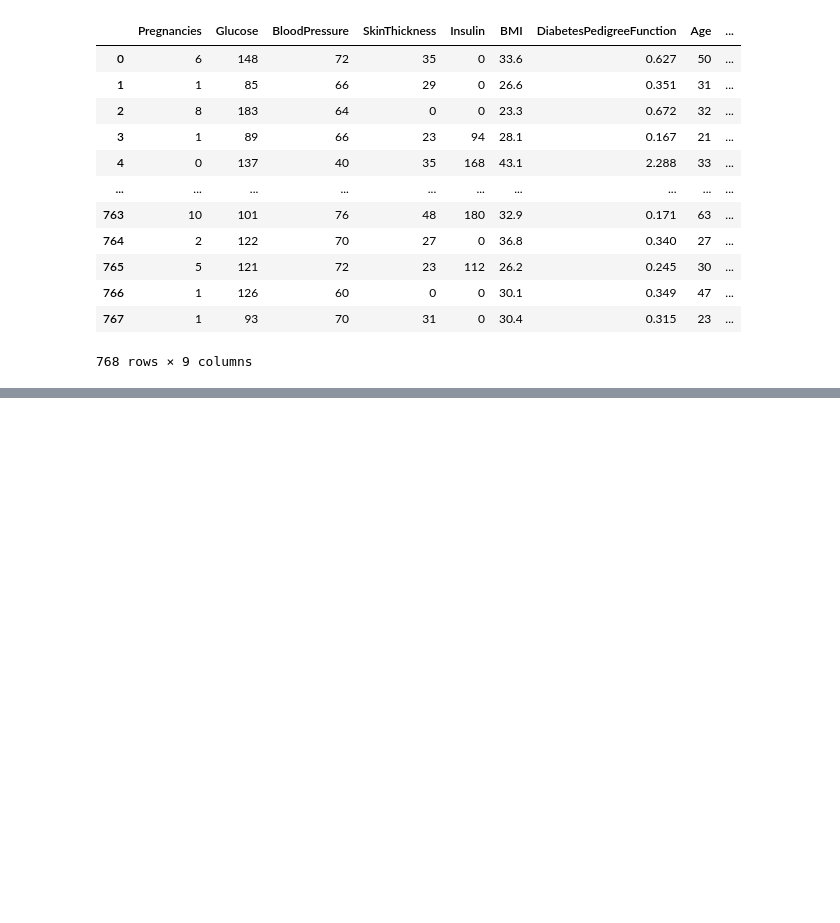
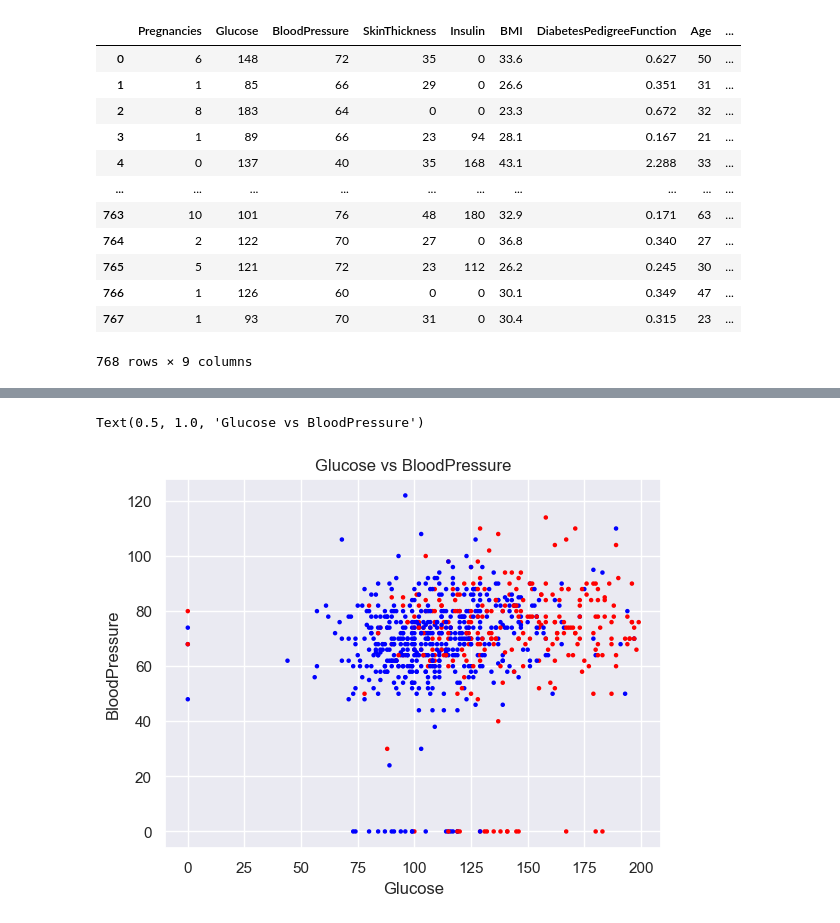
Before and after one commit to mualal/ml-experiments, a Jupyter notebook: pima-indians-diabetes_exploration.ipynb, the cells around one changed output, grey strips where cells are left out. Drawn from its saved outputs; the diff is of its cells as text; code cells hidden in the pictures; blank space fills up the shorter version.

```diff
--- a/pima-indians-diabetes_exploration.ipynb
+++ b/pima-indians-diabetes_exploration.ipynb
@@ -56,0 +63,14 @@ plt.scatter(diabetes_df['Glucose'], diabetes_df['Age'], c=diabetes_df['Outcome']
+# %%
+# из графика выше замечаем, что высокая концентрация здоровых людей
+# в возрасте не старше 30 лет и уровне глюкозы меньше 120
+# из этого наблюдения генерируем первую фичу для классификатора
+diabetes_df.loc[:, 'Feature1'] = 1
+diabetes_df.loc[(diabetes_df['Age'] <= 30) & (diabetes_df['Glucose'] <= 120), 'Feature1'] = 0
+# %%
+plt.scatter(diabetes_df['Glucose'], diabetes_df['BloodPressure'], c=colors_arr[diabetes_df['Outcome']], s=5)
+plt.xlabel('Glucose')
+plt.ylabel('BloodPressure')
+plt.title('Glucose vs BloodPressure')
+# %% [output]
+Text(0.5, 1.0, 'Glucose vs BloodPressure')
+[figure, added]
```
Also changed, not shown: parts of 15 cells of this notebook, 1 other file.
